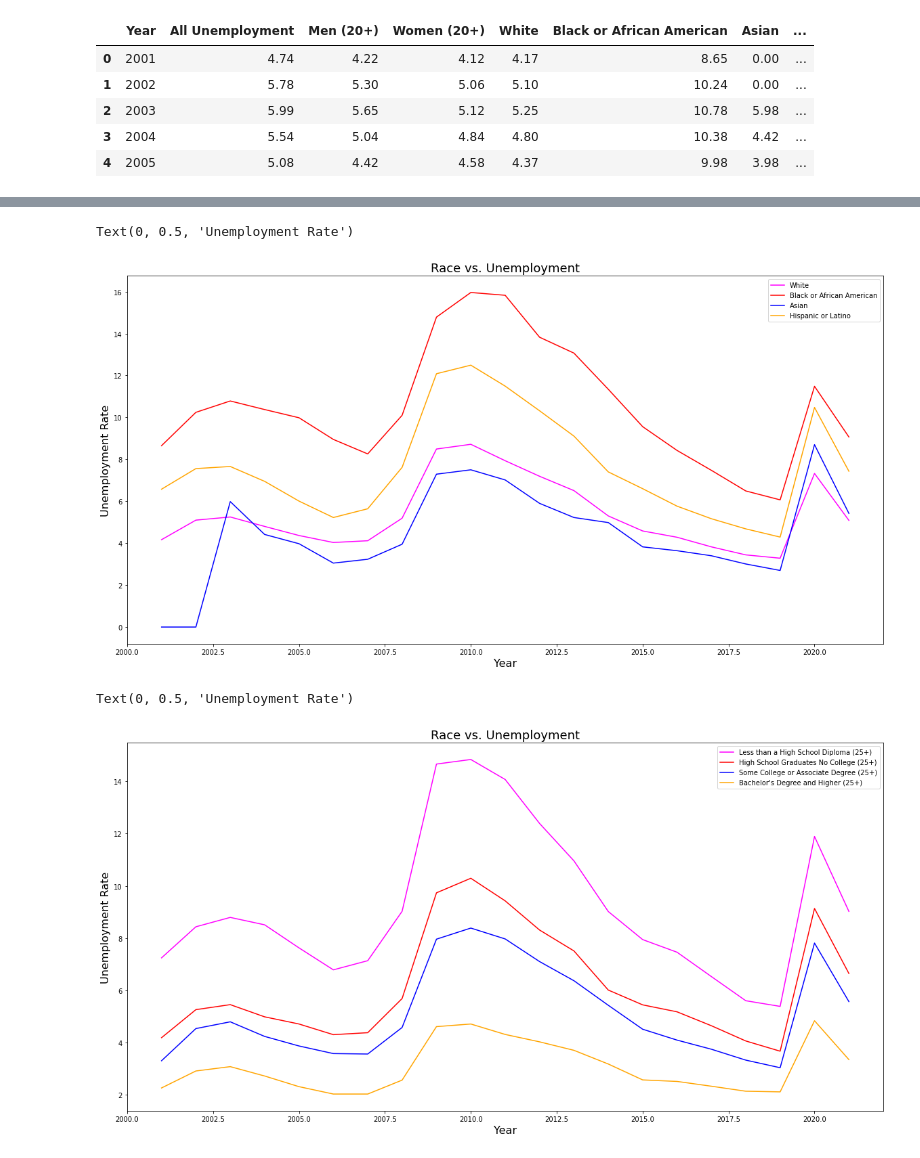
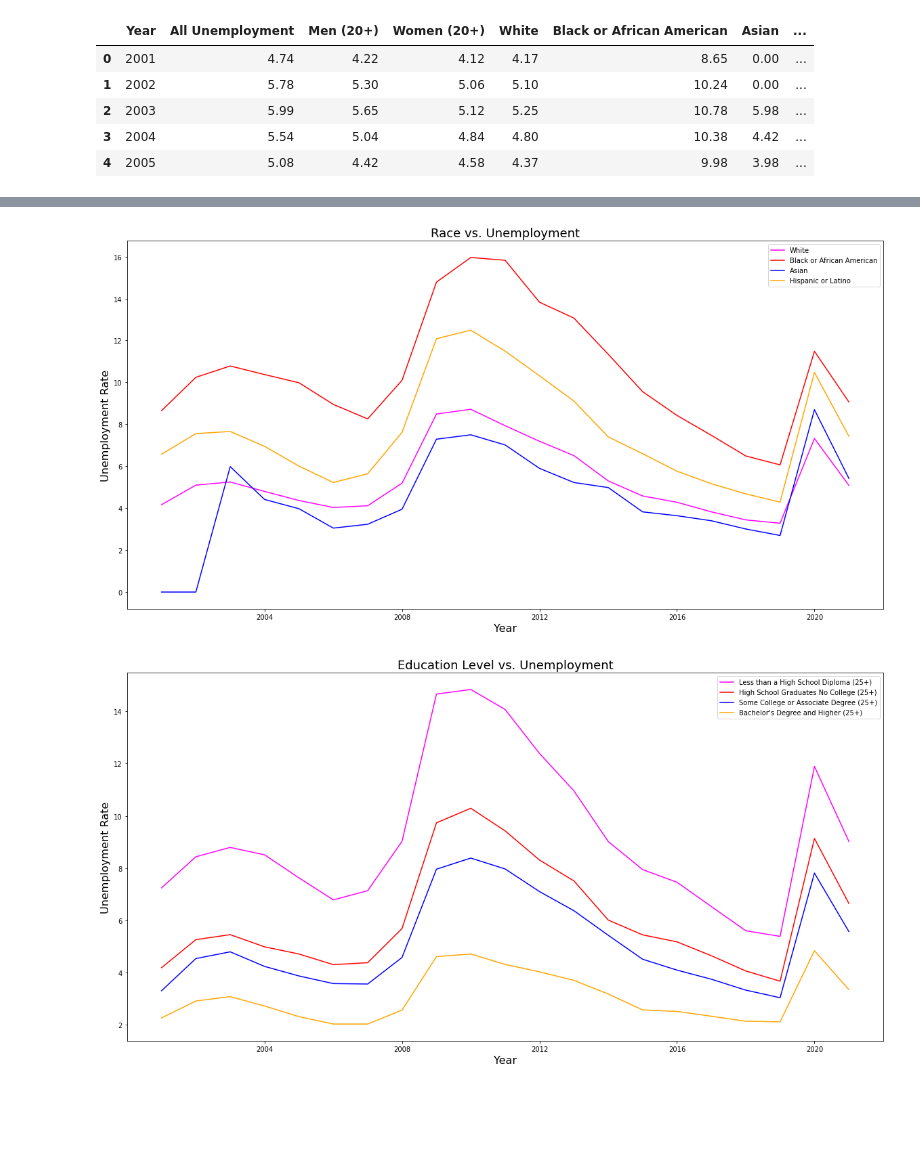
Before and after one commit to EpohDespair/Project-1, a Jupyter notebook: project1.ipynb, the cells around one changed output, grey strips where cells are left out. Saved outputs shown, nothing was run; the diff lists cells and outputs as text; code cells hidden in the pictures; blank space fills up the shorter version.

```diff
--- a/project1.ipynb
+++ b/project1.ipynb
@@ -69,3 +70,5 @@ project1_table_year.head()
+# %%
+project1_table_year['Year'] = pd.to_datetime(project1_table_year['Year'], format='%Y')
 # %%
 project1_table_year.dtypes
 # %% [output]
@@ -122,19 +125,19 @@ plt.legend()
 plt.title("Race vs. Unemployment",fontsize=18)
 plt.xlabel('Year',fontsize=16)
 plt.ylabel('Unemployment Rate',fontsize=16)
+plt.savefig("Images/Race vs Unemployment Rate")
 # %% [output]
-Text(0, 0.5, 'Unemployment Rate')
-[figure, old version]
+[figure, new version]
 # %%
 plt.figure(figsize=(20,10))
 plt.plot( 'Year', 'Less than a High School Diploma (25+)', data=project1_table_year, color='magenta')
 plt.plot( 'Year', 'High School Graduates No College (25+)', data=project1_table_year, color='red')
 plt.plot( 'Year', 'Some College or Associate Degree (25+)', data=project1_table_year, color='blue')
 plt.plot( 'Year', "Bachelor's Degree and Higher (25+)", data=project1_table_year, color='orange')
 plt.legend()
-plt.title("Race vs. Unemployment",fontsize=18)
+plt.title("Education Level vs. Unemployment",fontsize=18)
 plt.xlabel('Year',fontsize=16)
 plt.ylabel('Unemployment Rate',fontsize=16)
+plt.savefig("Images/Education vs Unemployment Rate")
 # %% [output]
-Text(0, 0.5, 'Unemployment Rate')
-[figure, old version]
+[figure, new version]
```
Also changed, not shown: parts of 5 cells of this notebook, 5 other files.
